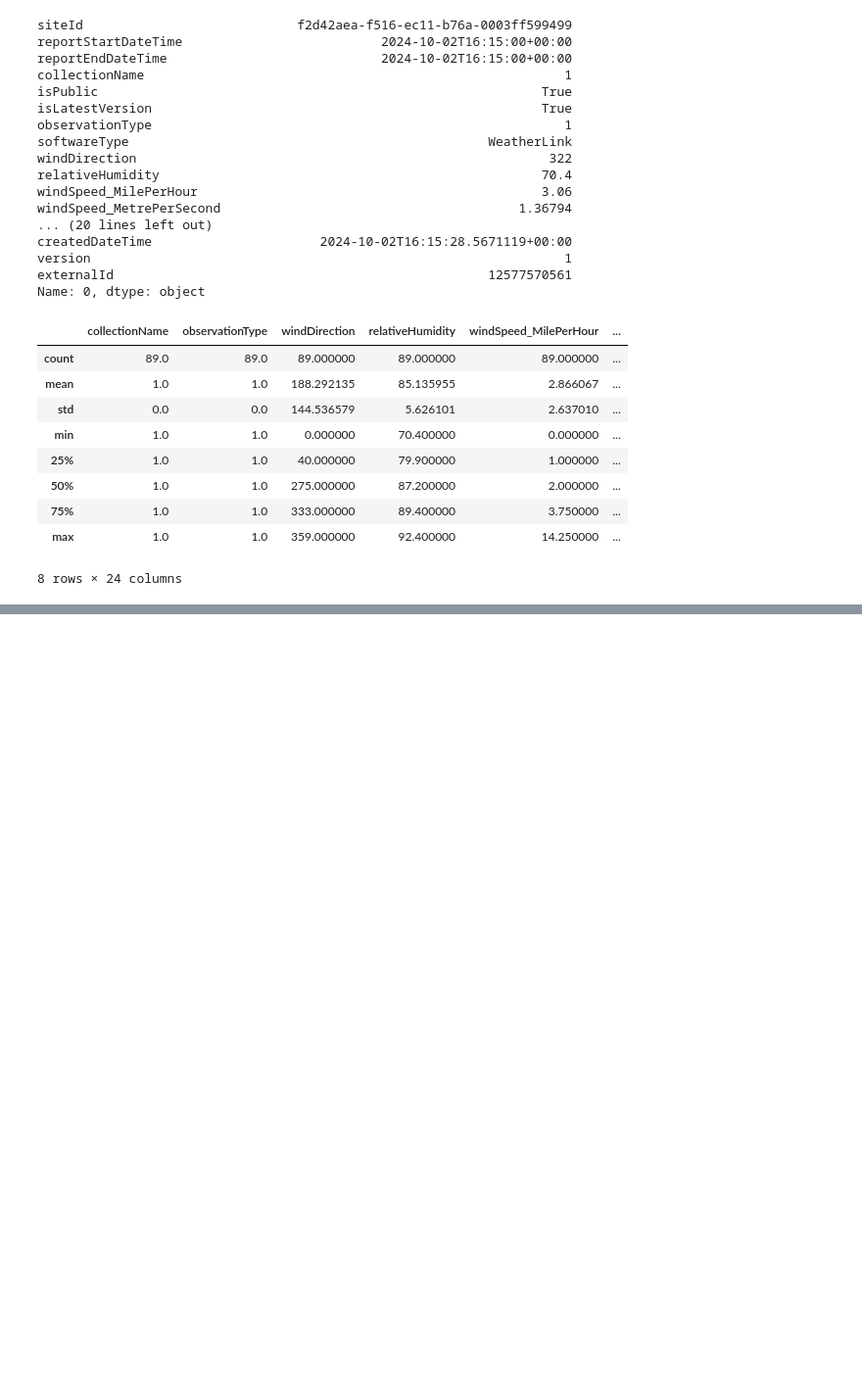
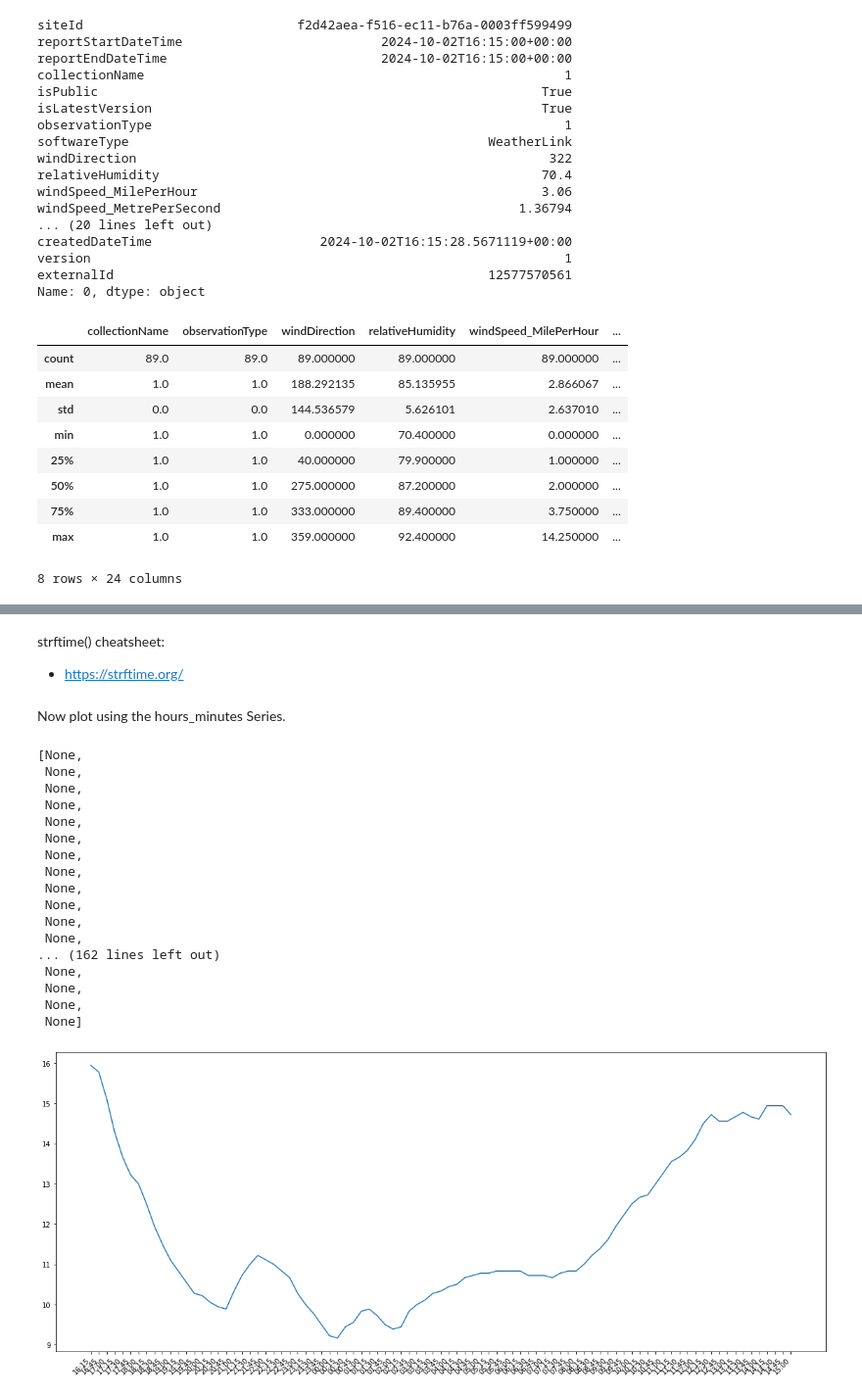
Before and after one commit to holmstead/PFDA, a Jupyter notebook: assignments/assignment2-weather.ipynb, the cells around one changed output, grey strips where cells are left out. Shown: that part at 98% size. Cells and saved outputs as stored; diff of their text form; code cells hidden in the pictures; blank space fills up the shorter version.

```diff
--- a/assignments/assignment2-weather.ipynb
+++ b/assignments/assignment2-weather.ipynb
@@ -73,0 +115,6 @@ ax.plot(df['reportStartDateTime'], df['dryBulbTemperature_Celsius'])
+# %%
+# convert reportStartDateTime column to pandas datetime format
+df["reportStartDateTime"] = pd.to_datetime(df["reportStartDateTime"])
+
+# view
+df["reportStartDateTime"]
@@ -73,0 +134,6 @@ ax.plot(df['reportStartDateTime'], df['dryBulbTemperature_Celsius'])
+# %%
+# now extract just the hours
+df["hour"] = df["reportStartDateTime"].dt.hour
+
+# new Series
+df["hour"]
@@ -73,0 +153,6 @@ ax.plot(df['reportStartDateTime'], df['dryBulbTemperature_Celsius'])
+# %%
+# extract both hours and minutes using strftime()
+df["hours_and_minutes"] = df["reportStartDateTime"].dt.strftime('%H:%M')
+
+# view new Series
+df["hours_and_minutes"]
@@ -73,0 +172,39 @@ ax.plot(df['reportStartDateTime'], df['dryBulbTemperature_Celsius'])
+# %% [markdown]
+strftime() cheatsheet:
+
+- https://strftime.org/
+# %% [markdown]
+Now plot using the hours_minutes Series.
+# %%
+# set up canvas
+fig, ax = plt.subplots(1, 1, figsize=(20, 8))
+
+# define x an y values
+x_values = df["hours_and_minutes"]
+y_values = df["dryBulbTemperature_Celsius"]
+
+# create the plot
+ax.plot(x_values, y_values)
+
+# rotate the x-labels for better viewing (from andrews lecture)
+labels = ax.get_xticklabels()
+plt.setp(labels, rotation=45, horizontalalignment="right")
+# %% [output]
+[None,
+ None,
+ None,
+ None,
+ None,
+ None,
+ None,
+ None,
+ None,
+ None,
+ None,
+ None,
+... (162 lines left out)
+ None,
+ None,
+ None,
+ None]
+[figure, added]
```
Also changed, not shown: parts of 11 cells of this notebook.
